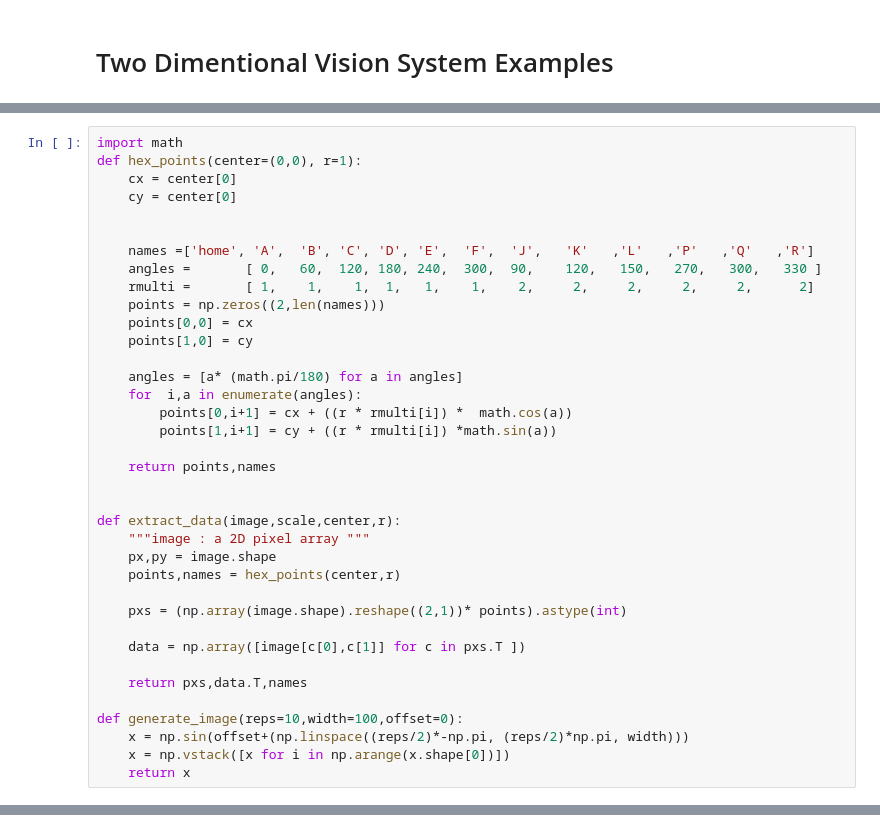
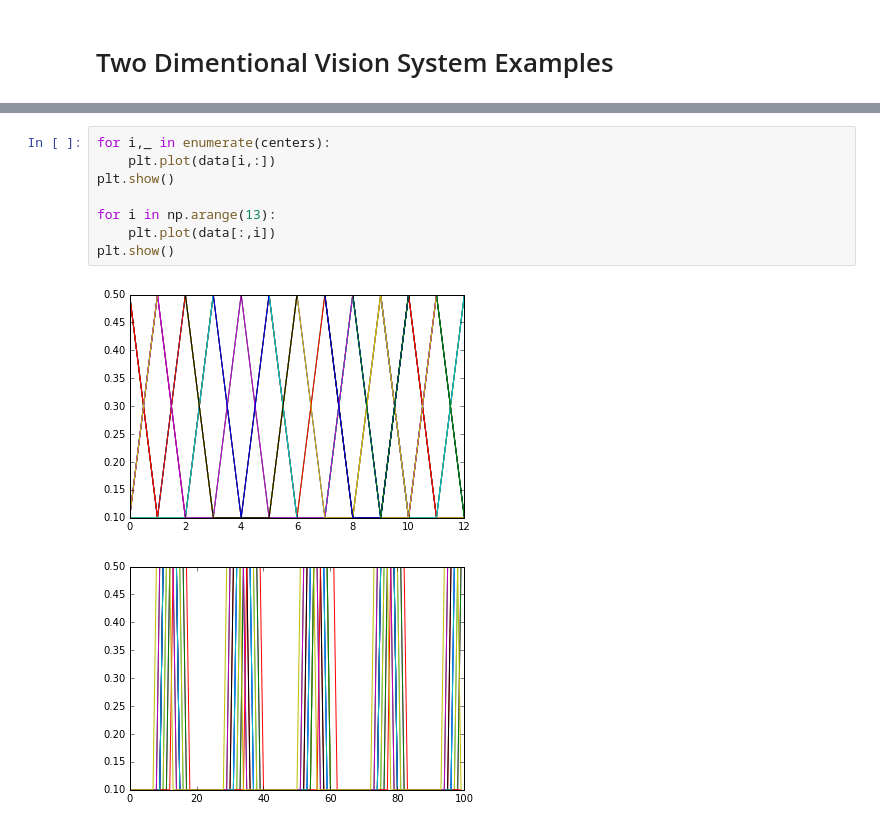
Before and after one commit to AdamRTomkins/vision_networks, a Jupyter notebook: vision_networks/2D_direction.ipynb, the cells around one changed output, grey strips where cells are left out. Cells and saved outputs as stored; diff of their text form.

```diff
--- a/vision_networks/2D_direction.ipynb
+++ b/vision_networks/2D_direction.ipynb
@@ -87,37 +13,0 @@ def draw_adjacency_matrix(G, node_order=None, partitions=[], colors=[]):
-# %%
-import math
-def hex_points(center=(0,0), r=1):
-    cx = center[0]
-    cy = center[0]
-
-
-    names =['home', 'A',  'B', 'C', 'D', 'E',  'F',  'J',   'K'   ,'L'   ,'P'   ,'Q'   ,'R']
-    angles =       [ 0,   60,  120, 180, 240,  300,  90,    120,   150,   270,   300,   330 ]
-    rmulti =       [ 1,    1,    1,  1,   1,    1,    2,     2,     2,     2,     2,      2]
-    points = np.zeros((2,len(names)))
-    points[0,0] = cx
-    points[1,0] = cy
-
-    angles = [a* (math.pi/180) for a in angles]
-    for  i,a in enumerate(angles):
-        points[0,i+1] = cx + ((r * rmulti[i]) *  math.cos(a))
-        points[1,i+1] = cy + ((r * rmulti[i]) *math.sin(a))
-
-    return points,names
-
-
-def extract_data(image,scale,center,r):
-    """image : a 2D pixel array """
-    px,py = image.shape
-    points,names = hex_points(center,r)
-
-    pxs = (np.array(image.shape).reshape((2,1))* points).astype(int)
-
-    data = np.array([image[c[0],c[1]] for c in pxs.T ])
-
-    return pxs,data.T,names
-
-def generate_image(reps=10,width=100,offset=0):
-    x = np.sin(offset+(np.linspace((reps/2)*-np.pi, (reps/2)*np.pi, width)))
-    x = np.vstack([x for i in np.arange(x.shape[0])])
-    return x
@@ -193,0 +68,11 @@ plt.plot(d); plt.show()
+# %%
+for i,_ in enumerate(centers):
+    plt.plot(data[i,:])
+plt.show()
+
+for i in np.arange(13):
+    plt.plot(data[:,i])
+plt.show()
+# %% [output]
+[figure, added]
+[figure, added]
```
Also changed, not shown: parts of 30 cells of this notebook, 21 other files.
